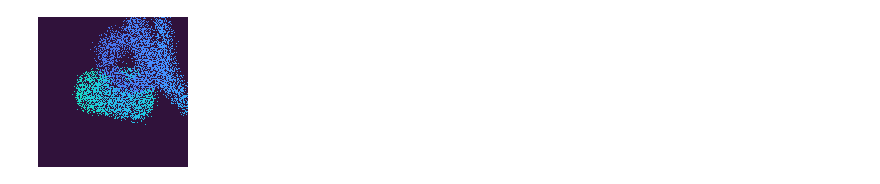
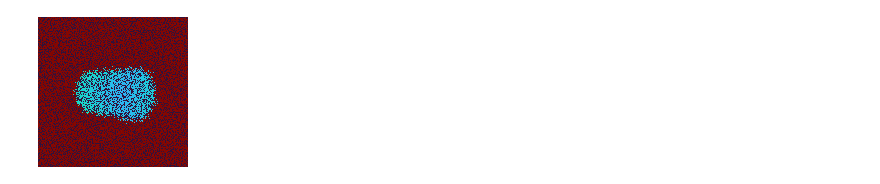
Before and after one commit to probcomp/bayes3d, a Jupyter notebook: experiments/p_outlier_posterior/r_per_object.ipynb, the cells around one changed output. Drawn from its saved outputs; the diff is of its cells as text; code cells hidden in the pictures.

```diff
--- a/experiments/p_outlier_posterior/r_per_object.ipynb
+++ b/experiments/p_outlier_posterior/r_per_object.ipynb
@@ -201,14 +197,17 @@ panel
-# %%
-point_cloud = observed_image[observed_image[:,:,2] < intrinsics.far,:3].reshape(-1,3)
-noise = jax.vmap(
-    lambda key: jax.random.multivariate_normal(
-        key, jnp.zeros(3), jnp.eye(3) * 0.00001
-    )
-)(
-    jax.random.split(jax.random.PRNGKey(3), point_cloud.shape[0])
-)
-point_cloud_noisy = noise + point_cloud
-img_noisy = j.render_point_cloud(point_cloud_noisy, intrinsics)
-j.get_depth_image(img_noisy[:,:,2],max=intrinsics.far)
-# %% [output]
-[figure, removed]
+# %%
+point_cloud = original_observed_image.reshape(-1,3)
+noise = jax.vmap(
+    lambda key: jax.random.multivariate_normal(
+        key, jnp.zeros(3), jnp.eye(3) * best_r[1]
+    )
+)(
+    jax.random.split(jax.random.PRNGKey(2), point_cloud.shape[0])
+)
+point_cloud_noisy = noise + point_cloud
+# point_cloud_noisy = point_cloud
+# observed_depth = j.render_point_cloud(point_cloud_noisy, intrinsics)[:,:,2]
+# observed_depth = observed_depth.at[observed_depth < intrinsics.near].set(intrinsics.far)
+# observed_image = j.t3d.unproject_depth_jit(observed_depth, intrinsics)
+j.get_depth_image(j.render_point_cloud(point_cloud_noisy, intrinsics)[:,:,2])
+# %% [output]
+[figure, added]
```
Also changed, not shown: parts of 13 cells of this notebook, 5 other files.
